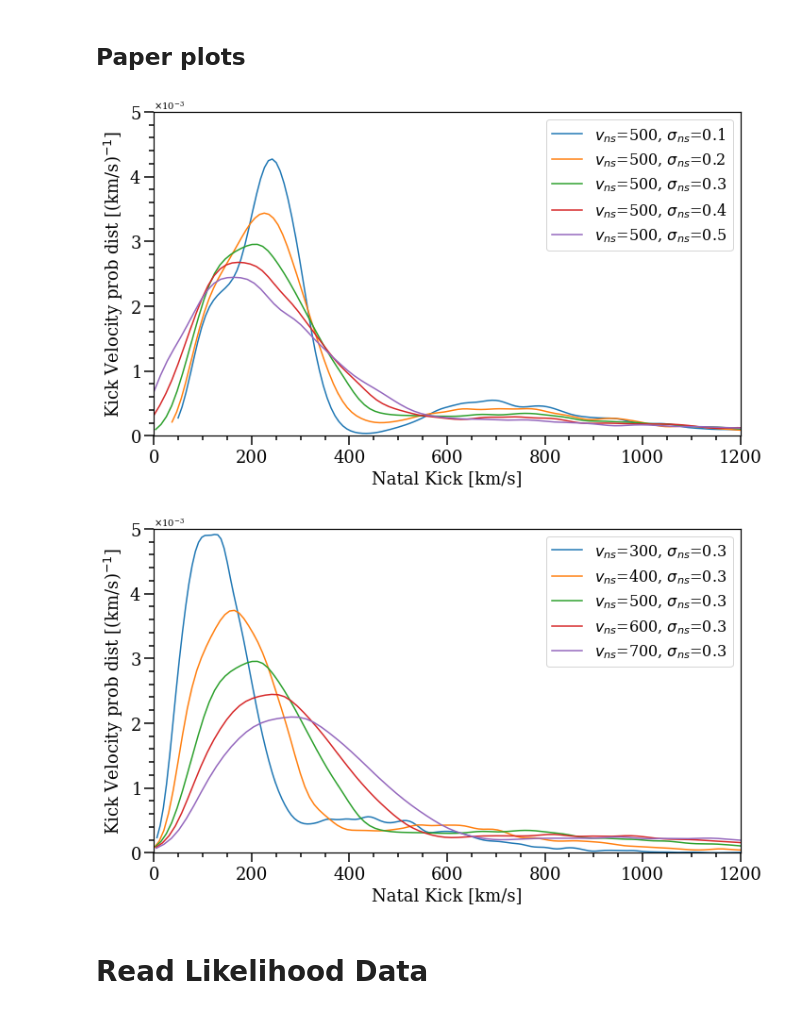
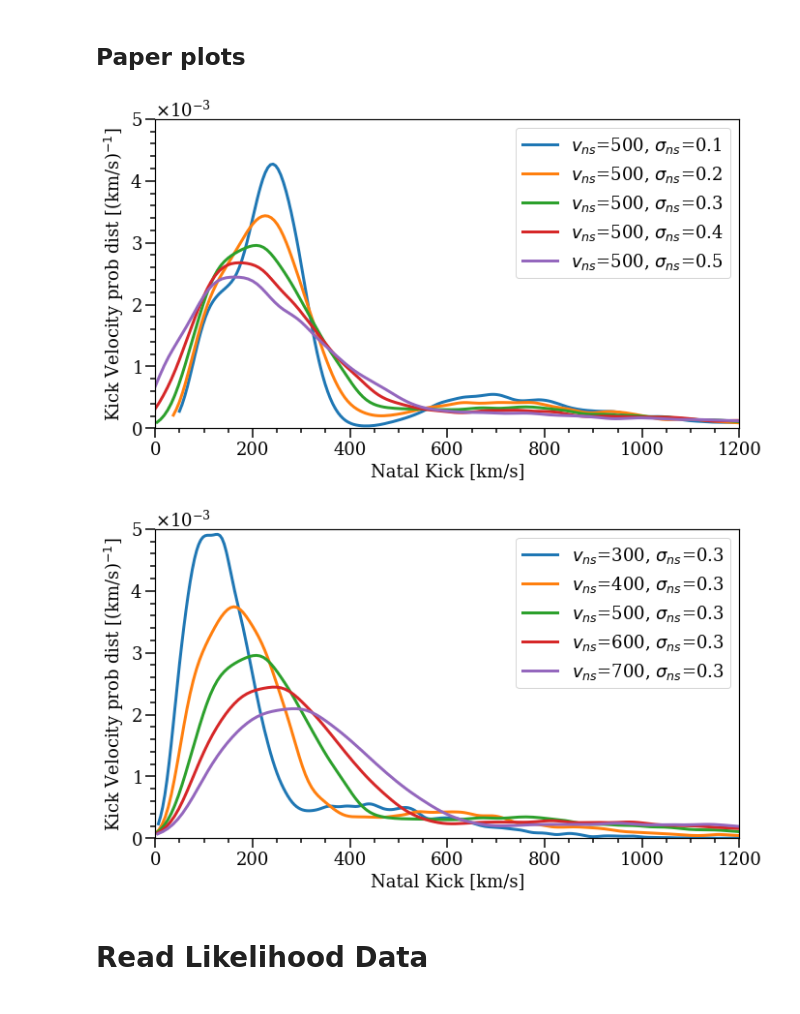
Before and after one commit to veome22/supernova_remnant_prescription, a Jupyter notebook: model_likelihood_analysis_sse.ipynb, the cells around one changed output. Cells and saved outputs as stored; diff of their text form; code cells hidden in the pictures.

```diff
--- a/model_likelihood_analysis_sse.ipynb
+++ b/model_likelihood_analysis_sse.ipynb
@@ -133,30 +133,27 @@ IntProgress(value=0, max=45)
 # %%
-def plot_kde(PLOT_RANGE, d=3, output=None):
-
+def plot_kde(PLOT_RANGE, NS_KICKS_3D, NS_KICKS_2D, d=3, output=None, lw=3, linestyle='-', alpha=1, label_prefix='', label_suffix=''):
     for i in PLOT_RANGE:
         kde_NS_3D = gaussian_kde( NS_KICKS_3D[i] )
         kde_NS_2D = gaussian_kde( NS_KICKS_2D[i] )
-        NS_dist_space = linspace( min(NS_KICKS_3D[i]), max(NS_KICKS_3D[i]), 200 )
-        label_str = r'$v_{ns}$=' + '{nskick}'.format(nskick=NS_KICK_MULT[i]) + ', $\sigma_{ns}$=' + '{sig}'.format(sig=SIGMAS[i])
+        NS_dist_space = linspace( min(NS_KICKS_3D[i]), max(NS_KICKS_3D[i]), 300 )
+        label_str = label_prefix + r'$v_{ns}$=' + '{nskick}'.format(nskick=NS_KICK_MULT[i]) + ', $\sigma_{ns}$=' + '{sig}'.format(sig=SIGMAS[i]) + label_suffix
         if d==2:
-            plt.plot( NS_dist_space, kde_NS_2D(NS_dist_space), label=label_str);
+            plt.plot( NS_dist_space, kde_NS_2D(NS_dist_space), linestyle, lw=lw, label=label_str, alpha=alpha);
         else:
-            plt.plot( NS_dist_space, kde_NS_3D(NS_dist_space), label=label_str);
+            plt.plot( NS_dist_space, kde_NS_3D(NS_dist_space), linestyle, lw=lw, label=label_str, alpha=alpha);
 
     layoutAxes(ax=ax, nameX='Natal Kick [km/s]',\
                nameY='Kick Velocity prob dist [(km/s)$^{-1}$]')
 
+    plt.rc('font', size=fm)
     plt.ticklabel_format(axis='y', style='sci',scilimits=(0,0), useMathText=True)
 
-    # plt.ylim(0, 5e-3)
     plt.xlim(0, 1200)
 
-    plt.legend(fontsize=fs)
+    plt.legend(fontsize=fm)
     plt.tight_layout()
     if output is not None:
         plt.savefig(output)
-
-#     plt.show()
 # %%
 f, ax= plt.subplots(1, 1,  figsize=(10,6))
 plt.rcParams.update({'font.family':'serif'})
@@ -170,15 +167,15 @@ plt.show()
 # %%
 f, ax= plt.subplots(1, 1,  figsize=(10,6))
 ax.set_ylim(0, 5e-3)
-plot_kde(kick_models["NS_500_RANGE"], output='plots/ns_kicks_500_range.pdf')
+plot_kde(kick_models["NS_500_RANGE"], NS_KICKS_3D, NS_KICKS_2D, output='plots/ns_kicks_500_range_sse.pdf')
 # %% [output]
-[figure, old version]
+[figure, new version]
 # %%
 f, ax= plt.subplots(1, 1,  figsize=(10,6))
 ax.set_ylim(0, 5e-3)
-plot_kde(kick_models["SIGMA_0.3_RANGE"][::2], output='plots/sigma_0.3_range.pdf')
+plot_kde(kick_models["SIGMA_0.3_RANGE"][::2], NS_KICKS_3D, NS_KICKS_2D, output='plots/sigma_0.3_range_sse.pdf')
 # %% [output]
-[figure, old version]
+[figure, new version]
 # %% [markdown]
 # Read Likelihood Data
 # %%
```
Also changed, not shown: parts of 6 cells of this notebook, 6 other files.
